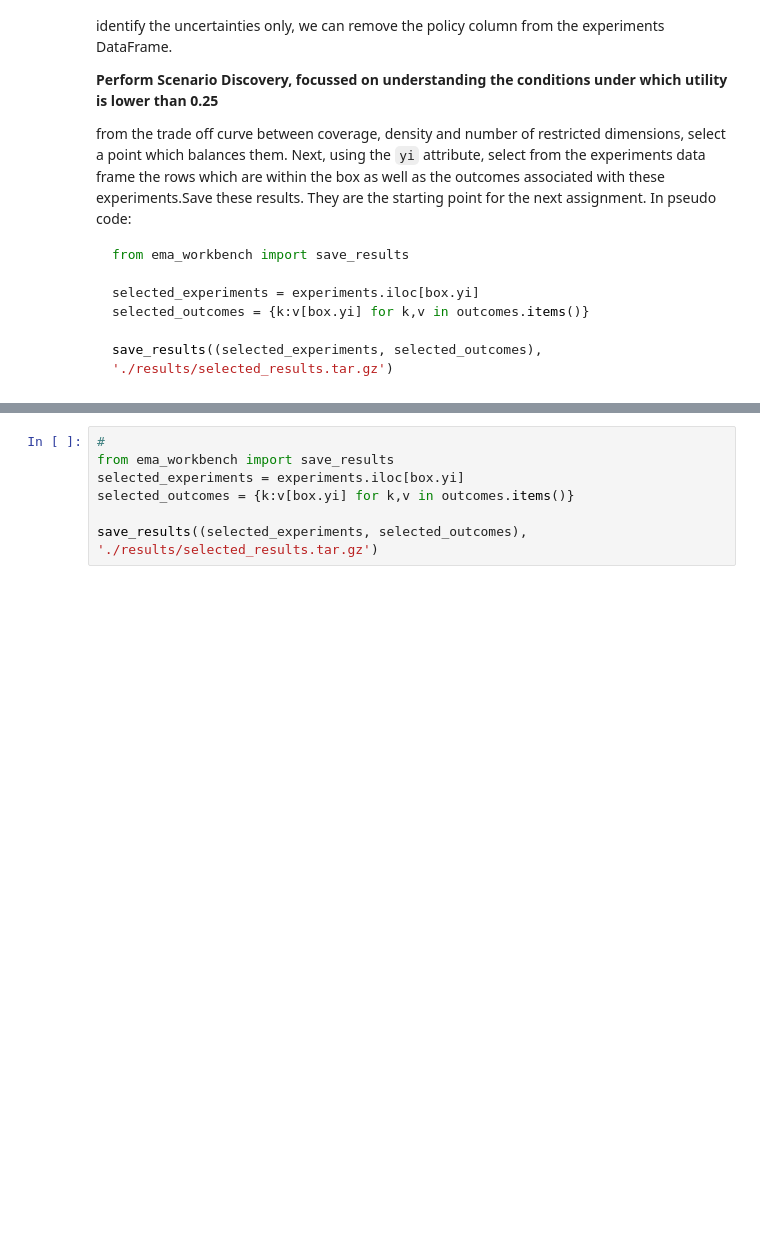
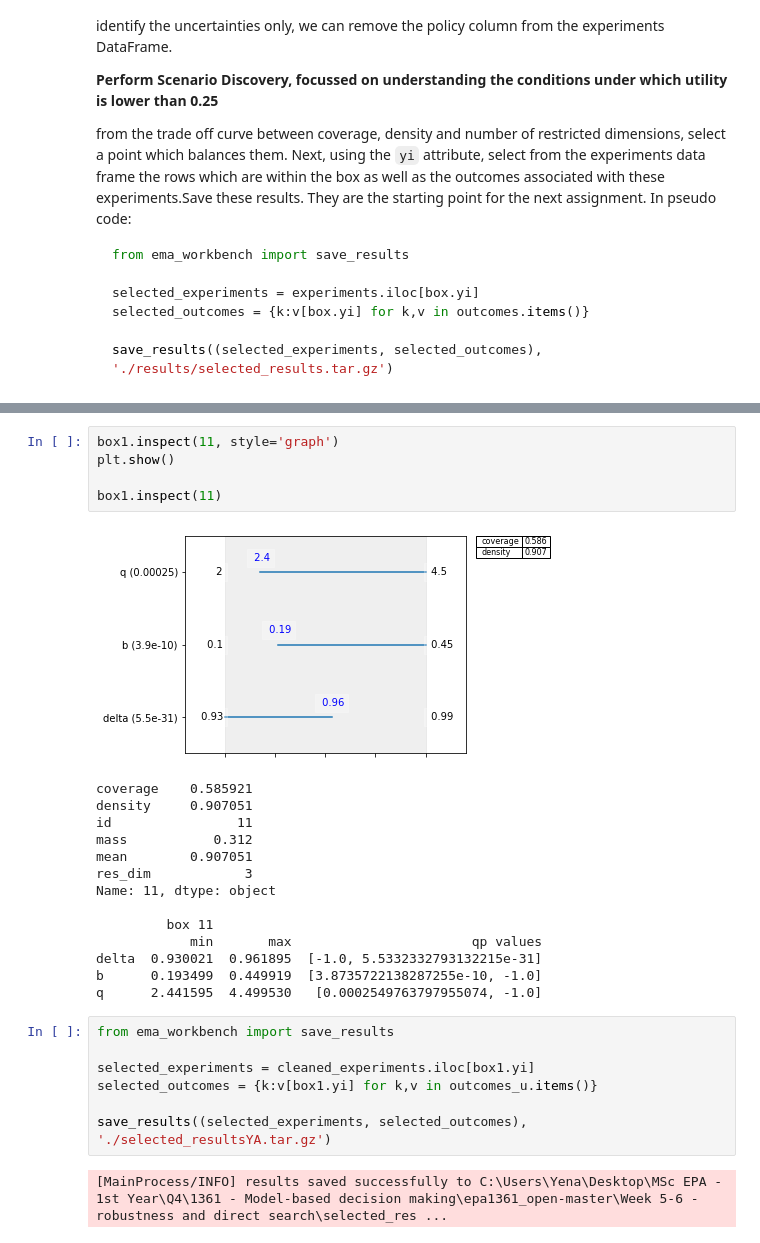
Before and after one commit to aarsundaram/ModelBasedDecisionMaking_Group12, a Jupyter notebook: Group 12 assignment 8 - MORDM.ipynb, the cells around one changed output, grey strips where cells are left out. Drawn from its saved outputs; the diff is of its cells as text; blank space fills up the shorter version.

```diff
--- a/Group 12 assignment 8 - MORDM.ipynb
+++ b/Group 12 assignment 8 - MORDM.ipynb
@@ -462,7 +486,29 @@ NameError: name 'experiments' is not defined
+# %%
+box1.inspect(11, style='graph')
+plt.show()
+
+box1.inspect(11)
+# %% [output]
+[figure, added]
+coverage    0.585921
+density     0.907051
+id                11
+mass           0.312
+mean        0.907051
+res_dim            3
+Name: 11, dtype: object
+
+         box 11
+            min       max                       qp values
+delta  0.930021  0.961895  [-1.0, 5.5332332793132215e-31]
+b      0.193499  0.449919  [3.8735722138287255e-10, -1.0]
+q      2.441595  4.499530   [0.0002549763797955074, -1.0]
 # %%
-#
 from ema_workbench import save_results
-selected_experiments = experiments.iloc[box.yi]
-selected_outcomes = {k:v[box.yi] for k,v in outcomes.items()}
 
-save_results((selected_experiments, selected_outcomes), './results/selected_results.tar.gz')
+selected_experiments = cleaned_experiments.iloc[box1.yi]
+selected_outcomes = {k:v[box1.yi] for k,v in outcomes_u.items()}
+
+save_results((selected_experiments, selected_outcomes), './selected_resultsYA.tar.gz')
+# %% [output]
+[MainProcess/INFO] results saved successfully to C:\Users\Yena\Desktop\MSc EPA - 1st Year\Q4\1361 - Model-based decision making\epa1361_open-master\Week 5-6 - robustness and direct search\selected_res ...
```
Also changed, not shown: parts of 12 cells of this notebook.
